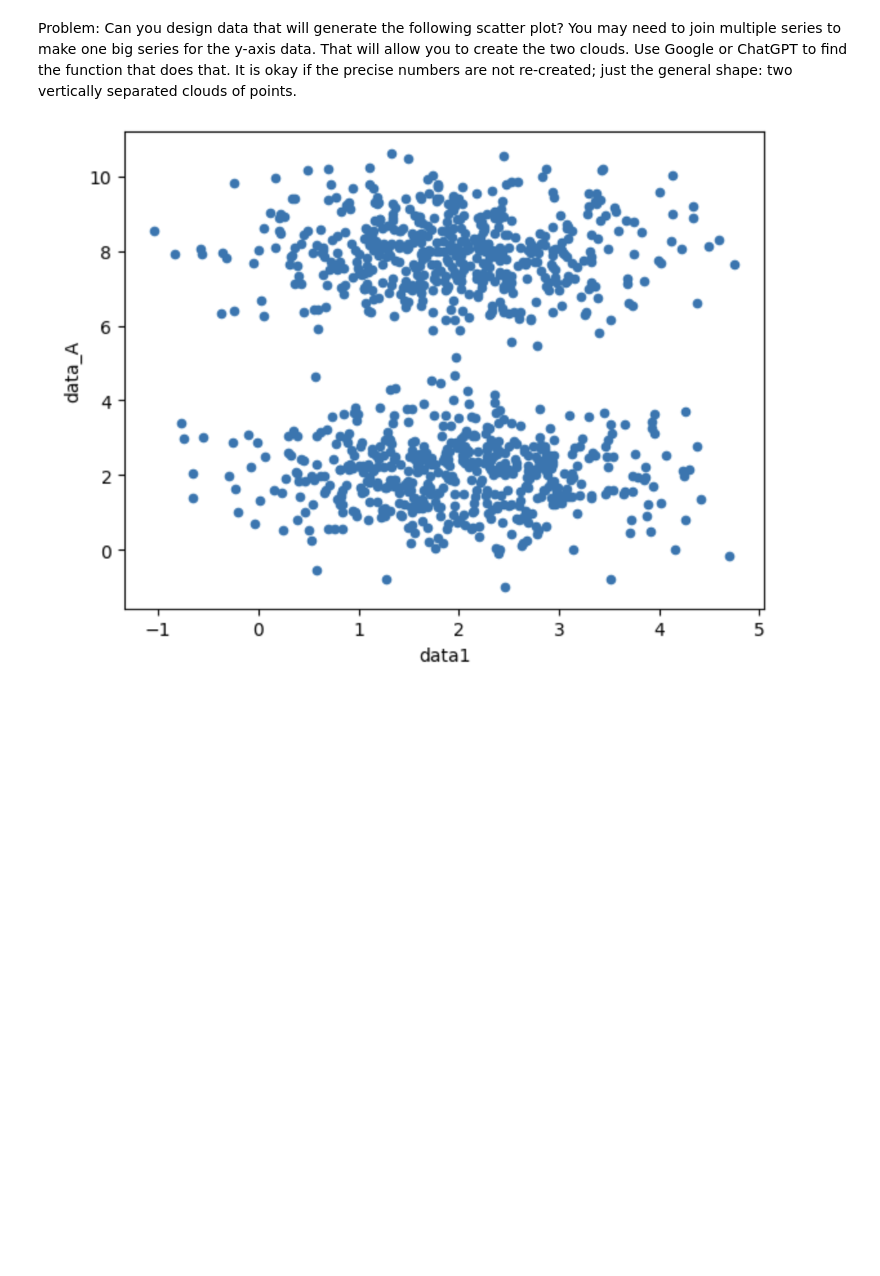
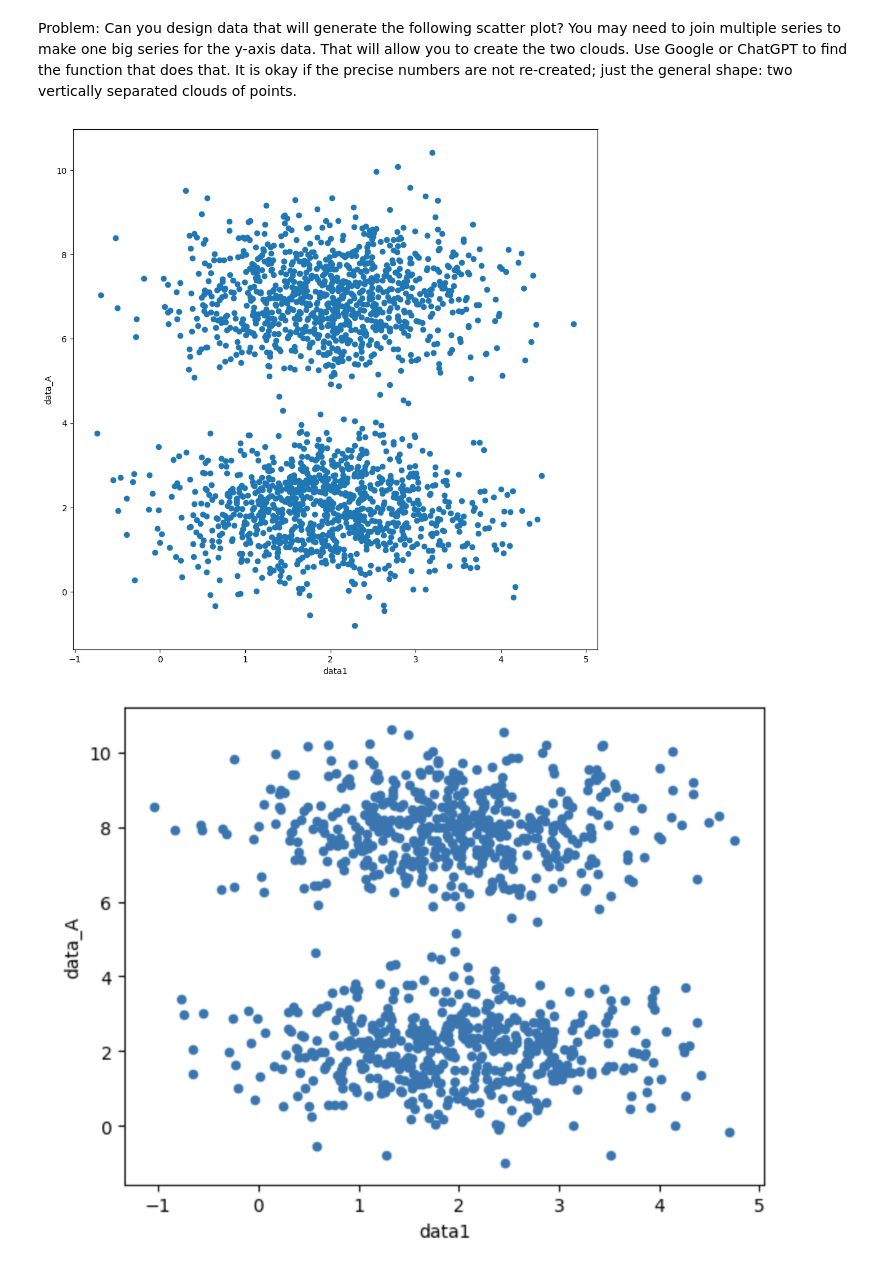
Before and after one commit to Jbaner/Module-B-semester-2, a Jupyter notebook: Week5-concealed-answer.ipynb, the cells around one changed output. Drawn from its saved outputs; the diff is of its cells as text; code cells hidden in the pictures; blank space fills up the shorter version.

```diff
--- a/Week5-concealed-answer.ipynb
+++ b/Week5-concealed-answer.ipynb
@@ -168,3 +171,25 @@ df_twonorm.plot.scatter(x = "data1", y = "data2")
 # %% [markdown]
 Problem: Can you design data that will generate the following scatter plot?  You may need to join multiple series to make one big series for the y-axis data.  That will allow you to create the two clouds. Use Google or ChatGPT to find the function that does that.  It is okay if the precise numbers are not re-created; just the general shape: two vertically separated clouds of points.
+# %%
+#df_twonorm
+import matplotlib.pyplot as plt
+
+num_points = 1000
+np.random.seed(0)
+#X data
+data1 = np.random.normal(2,0.9, num_points)
+data2 = np.random.normal(2,0.9, num_points)
+#Y data
+data_A1=np.random.normal(2,0.9, num_points)
+data_A2=np.random.normal(7,0.9, num_points)
+
+data=np.concatenate([data1,data2])
+data_A=np.concatenate([data_A1,data_A2])
+plt.figure(figsize=(11,11))
+plt.scatter(data,data_A)
+plt.xlabel("data1")
+plt.ylabel("data_A")
+plt.show()
+# %% [output]
+[figure, added]
 # %%
```
Also changed, not shown: parts of 5 cells of this notebook.
